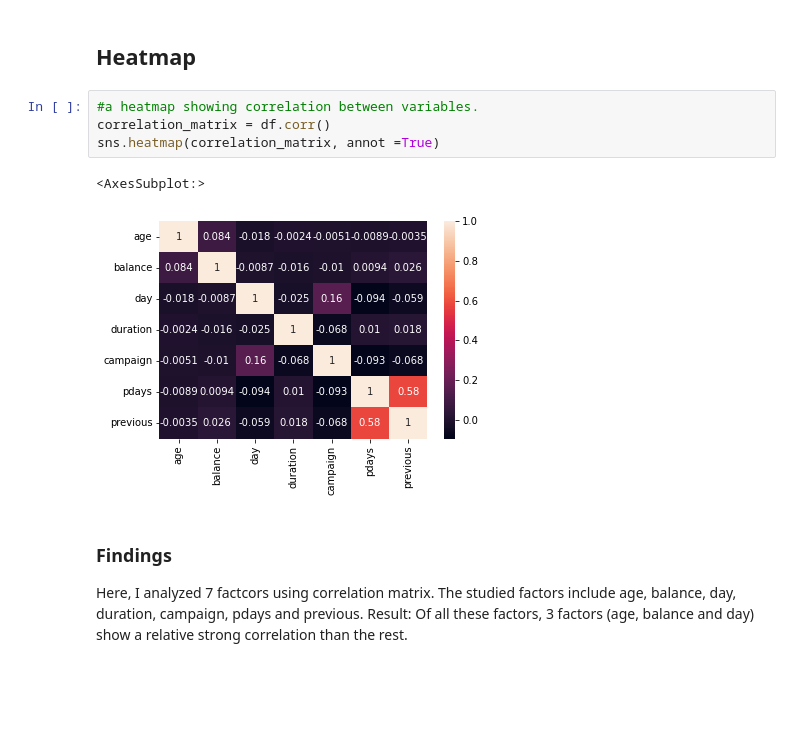
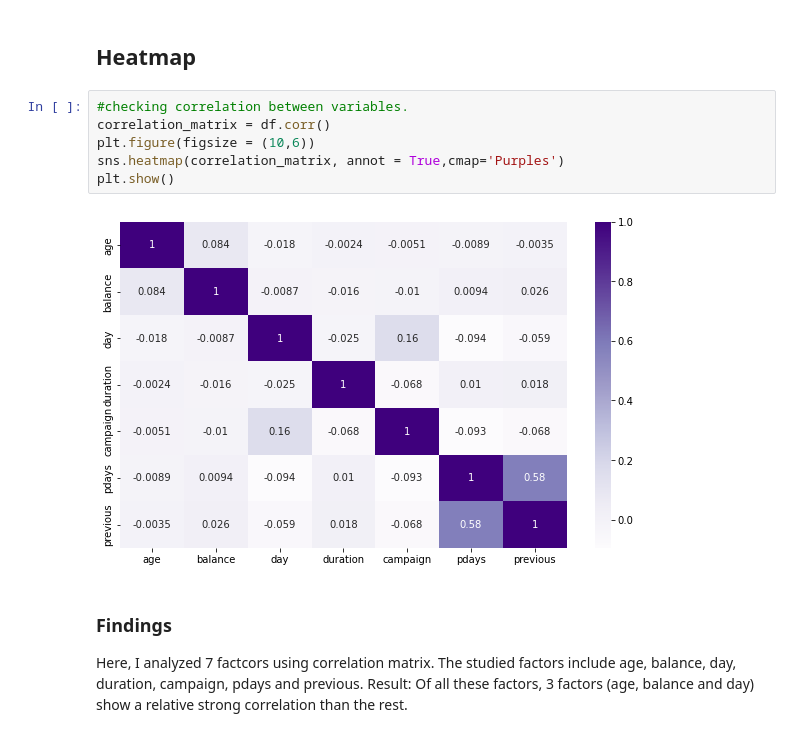
Before and after one commit to patrickamwayi/banking-dataset-analysis, a Jupyter notebook: banking_dataset_analysis.ipynb, the cells around one changed output. Saved outputs shown, nothing was run; the diff lists cells and outputs as text; blank space fills up the shorter version.

```diff
--- a/banking_dataset_analysis.ipynb
+++ b/banking_dataset_analysis.ipynb
@@ -295,12 +295,13 @@ In the above graph shows that clients who were contacted by cellular got more to
 # %% [markdown]
 ## Heatmap
 # %%
-#a heatmap showing correlation between variables.
+#checking correlation between variables.
 correlation_matrix = df.corr()
-sns.heatmap(correlation_matrix, annot =True)
+plt.figure(figsize = (10,6))
+sns.heatmap(correlation_matrix, annot = True,cmap='Purples')
+plt.show()
 # %% [output]
-<AxesSubplot:>
-[figure, old version]
+[figure, new version]
 # %% [markdown]
 ### Findings
 Here, I analyzed 7 factcors using correlation matrix. The studied factors include age, balance, day, duration, campaign, pdays and previous.
```
